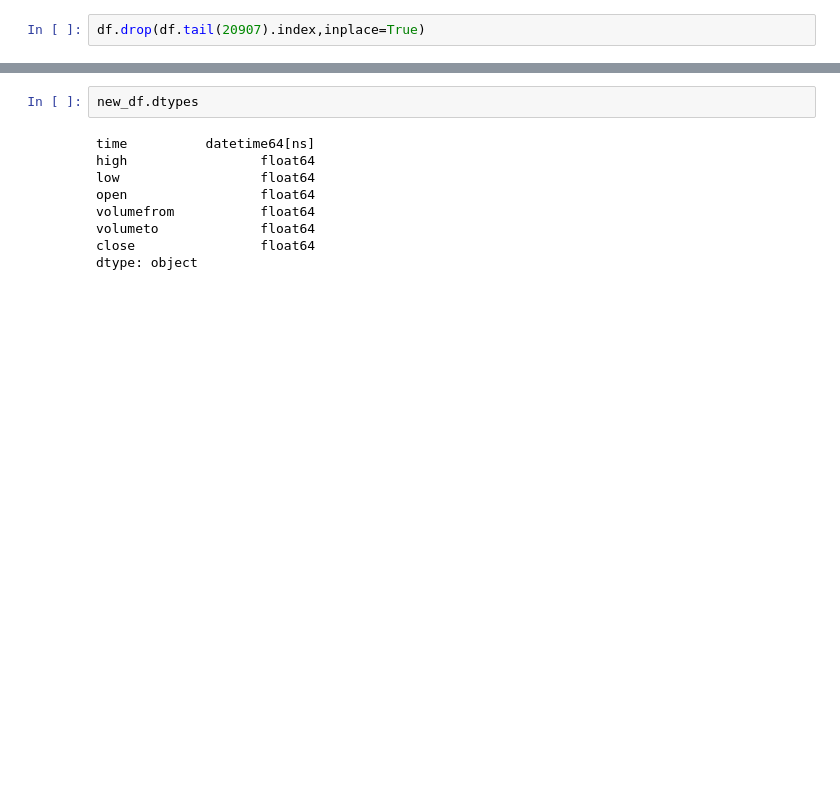
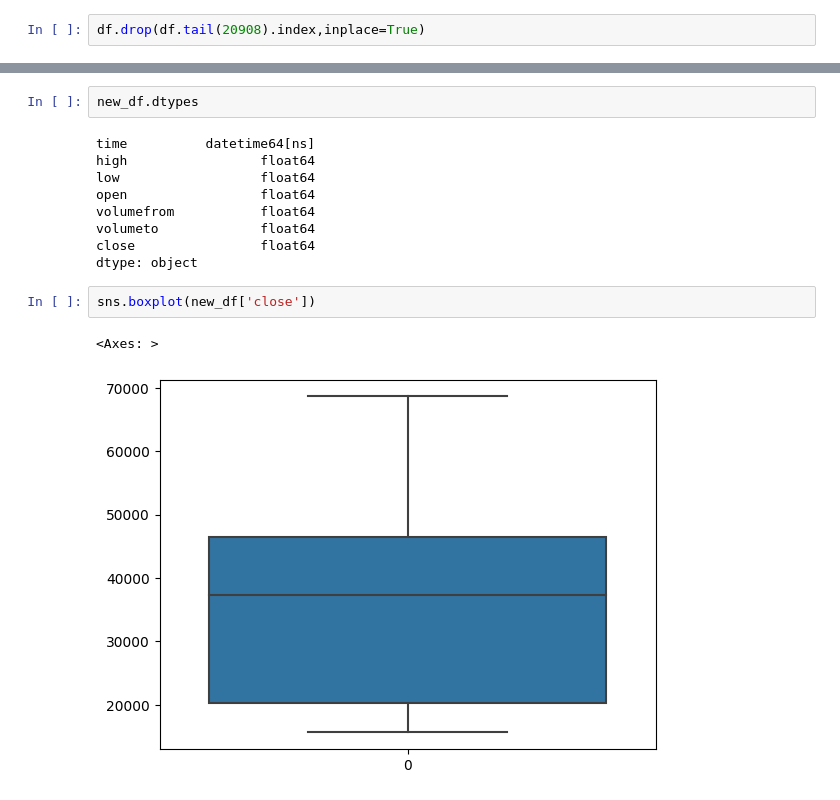
Before and after one commit to Tulipraaj/Crypto-Currency-Research, a Jupyter notebook: BTC.ipynb, the cells around one changed output, grey strips where cells are left out. Drawn from its saved outputs; the diff is of its cells as text; blank space fills up the shorter version.

```diff
--- a/BTC.ipynb
+++ b/BTC.ipynb
@@ -69,7 +73,7 @@ Data columns (total 9 columns):
 dtypes: datetime64[ns](1), float64(6), object(2)
 memory usage: 2.3+ MB
 # %%
-df.drop(df.tail(20907).index,inplace=True)
+df.drop(df.tail(20908).index,inplace=True)
 # %%
 new_df = df.drop(['conversionType','conversionSymbol'],axis=1)
 # %%
@@ -94,3 +98,8 @@ volumefrom           float64
 volumeto             float64
 close                float64
 dtype: object
+# %%
+sns.boxplot(new_df['close'])
+# %% [output]
+<Axes: >
+[figure, added]
```
Also changed, not shown: parts of 18 cells of this notebook.
